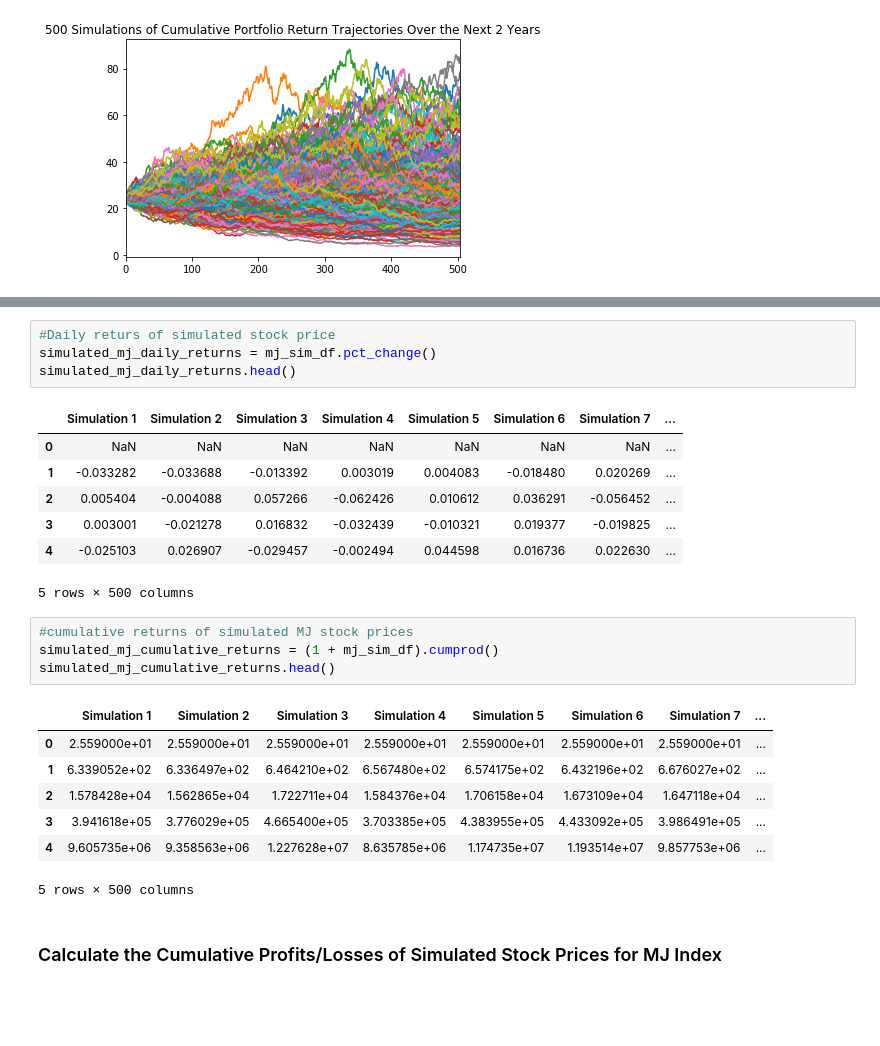
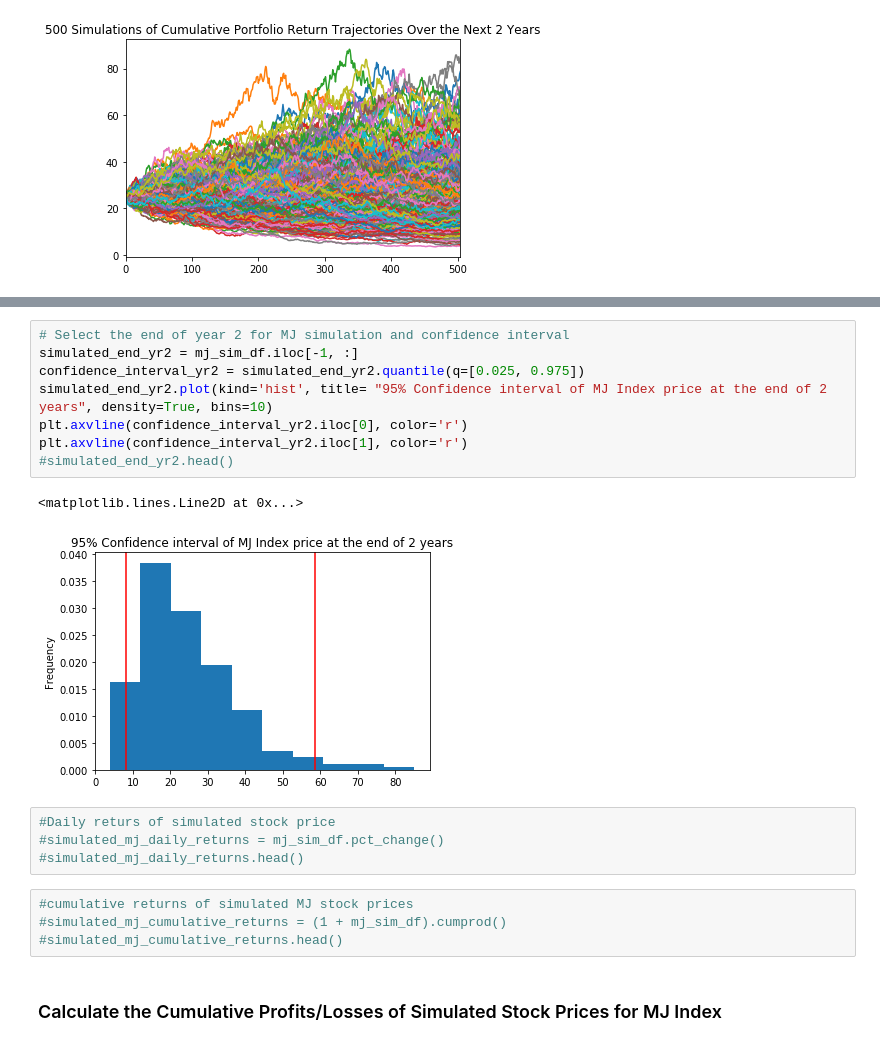
Before and after one commit to Briantaylor97/Cannabis-industry-analysis, a Jupyter notebook: MJ_index_compare.ipynb, the cells around one changed output, grey strips where cells are left out. Saved outputs shown, nothing was run; the diff lists cells and outputs as text; blank space fills up the shorter version.

```diff
--- a/MJ_index_compare.ipynb
+++ b/MJ_index_compare.ipynb
@@ -340,27 +356,22 @@ Name: 251, dtype: float64
+# %%
+# Select the end of year 2 for MJ simulation and confidence interval
+simulated_end_yr2 = mj_sim_df.iloc[-1, :]
+confidence_interval_yr2 = simulated_end_yr2.quantile(q=[0.025, 0.975])
+simulated_end_yr2.plot(kind='hist', title= "95% Confidence interval of MJ Index price at the end of 2 years", density=True, bins=10)
+plt.axvline(confidence_interval_yr2.iloc[0], color='r')
+plt.axvline(confidence_interval_yr2.iloc[1], color='r')
+#simulated_end_yr2.head()
+# %% [output]
+<matplotlib.lines.Line2D at 0x...>
+[figure, added]
 # %%
 #Daily returs of simulated stock price
-simulated_mj_daily_returns = mj_sim_df.pct_change()
-simulated_mj_daily_returns.head()
+#simulated_mj_daily_returns = mj_sim_df.pct_change()
+#simulated_mj_daily_returns.head()
-# %% [output]
-|  | Simulation 1 | Simulation 2 | Simulation 3 | Simulation 4 | Simulation 5 | Simulation 6 | Simulation 7 | ... |
-| 0 | NaN | NaN | NaN | NaN | NaN | NaN | NaN | ... |
-| 1 | -0.033282 | -0.033688 | -0.013392 | 0.003019 | 0.004083 | -0.018480 | 0.020269 | ... |
-| 2 | 0.005404 | -0.004088 | 0.057266 | -0.062426 | 0.010612 | 0.036291 | -0.056452 | ... |
-| 3 | 0.003001 | -0.021278 | 0.016832 | -0.032439 | -0.010321 | 0.019377 | -0.019825 | ... |
-| 4 | -0.025103 | 0.026907 | -0.029457 | -0.002494 | 0.044598 | 0.016736 | 0.022630 | ... |
-5 rows × 500 columns
 # %%
 #cumulative returns of simulated MJ stock prices
-simulated_mj_cumulative_returns = (1 + mj_sim_df).cumprod()
-simulated_mj_cumulative_returns.head()
+#simulated_mj_cumulative_returns = (1 + mj_sim_df).cumprod()
+#simulated_mj_cumulative_returns.head()
-# %% [output]
-|  | Simulation 1 | Simulation 2 | Simulation 3 | Simulation 4 | Simulation 5 | Simulation 6 | Simulation 7 | ... |
-| 0 | 2.559000e+01 | 2.559000e+01 | 2.559000e+01 | 2.559000e+01 | 2.559000e+01 | 2.559000e+01 | 2.559000e+01 | ... |
-| 1 | 6.339052e+02 | 6.336497e+02 | 6.464210e+02 | 6.567480e+02 | 6.574175e+02 | 6.432196e+02 | 6.676027e+02 | ... |
-| 2 | 1.578428e+04 | 1.562865e+04 | 1.722711e+04 | 1.584376e+04 | 1.706158e+04 | 1.673109e+04 | 1.647118e+04 | ... |
-| 3 | 3.941618e+05 | 3.776029e+05 | 4.665400e+05 | 3.703385e+05 | 4.383955e+05 | 4.433092e+05 | 3.986491e+05 | ... |
-| 4 | 9.605735e+06 | 9.358563e+06 | 1.227628e+07 | 8.635785e+06 | 1.174735e+07 | 1.193514e+07 | 9.857753e+06 | ... |
-5 rows × 500 columns
 # %% [markdown]
 
 ### Calculate the Cumulative Profits/Losses of Simulated Stock Prices for MJ Index
```
Also changed, not shown: parts of 4 cells of this notebook.
